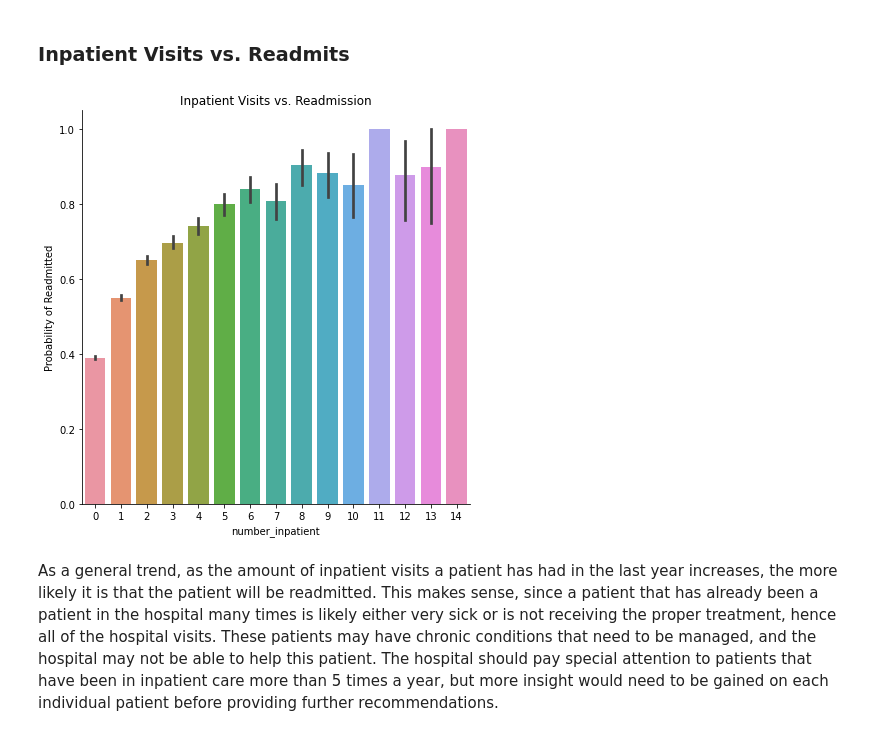
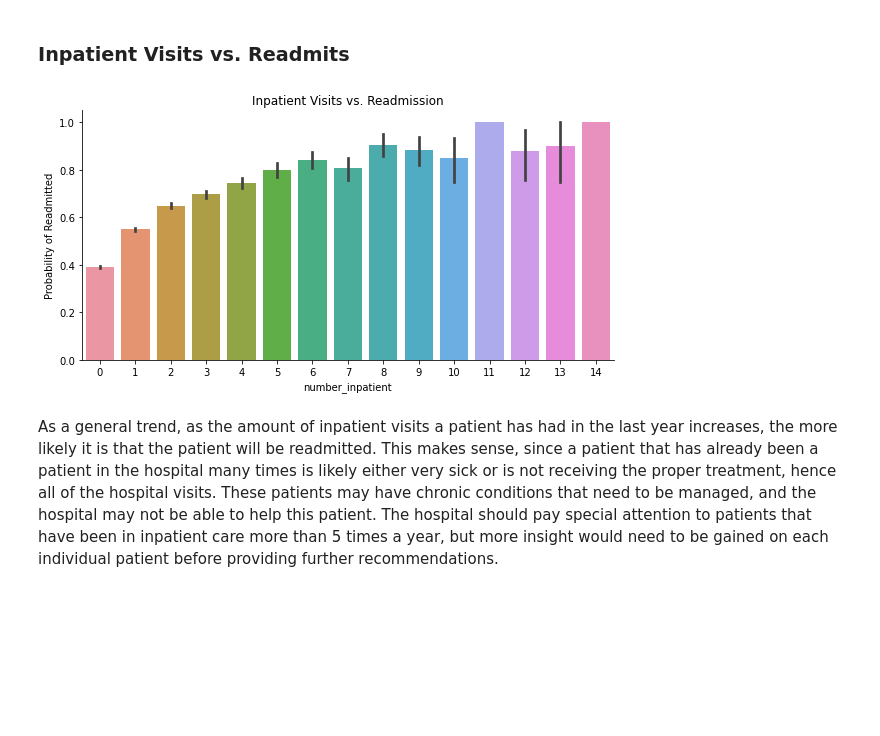
Before and after one commit to Sammyknee/diabetes-readmissions, a Jupyter notebook: Diabetes_Readmissions_Models.ipynb, the cells around one changed output. Saved outputs shown, nothing was run; the diff lists cells and outputs as text; code cells hidden in the pictures; blank space fills up the shorter version.

```diff
--- a/Diabetes_Readmissions_Models.ipynb
+++ b/Diabetes_Readmissions_Models.ipynb
@@ -755,12 +735,12 @@ Let's explore some of these features and their relationship with 'Readmitted'.
 # %%
 x_label = 'Inpatient Visits'
 ax = sns.catplot(x = "number_inpatient", y="readmitted",
-            data = data[data['number_inpatient']<15], height=6, kind ="bar")
+            data = data[data['number_inpatient']<15], height=4, aspect=2, kind ="bar")
 ax.set_ylabels("Probability of Readmitted")
 plt.title(f'{x_label} vs. Readmission')
 plt.show();
 # %% [output]
-[figure, old version]
+[figure, new version]
 # %% [markdown]
 As a general trend, as the amount of inpatient visits a patient has had in the last year increases, the more likely it is that the patient will be readmitted. This makes sense, since a patient that has already been a patient in the hospital many times is likely either very sick or is not receiving the proper treatment, hence all of the hospital visits. These patients may have chronic conditions that need to be managed, and the hospital may not be able to help this patient. The hospital should pay special attention to patients that have been in inpatient care more than 5 times a year, but more insight would need to be gained on each individual patient before providing further recommendations.
 # %% [markdown]
```
Also changed, not shown: parts of 40 cells of this notebook.
